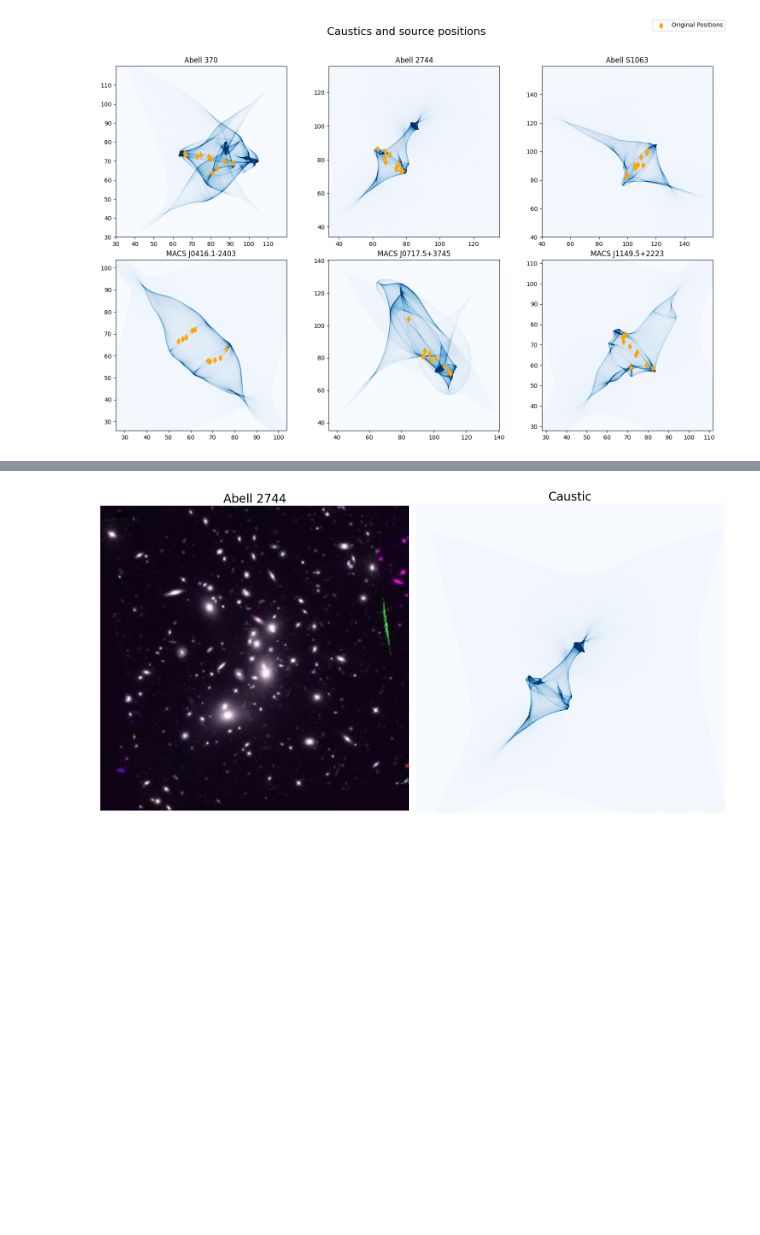
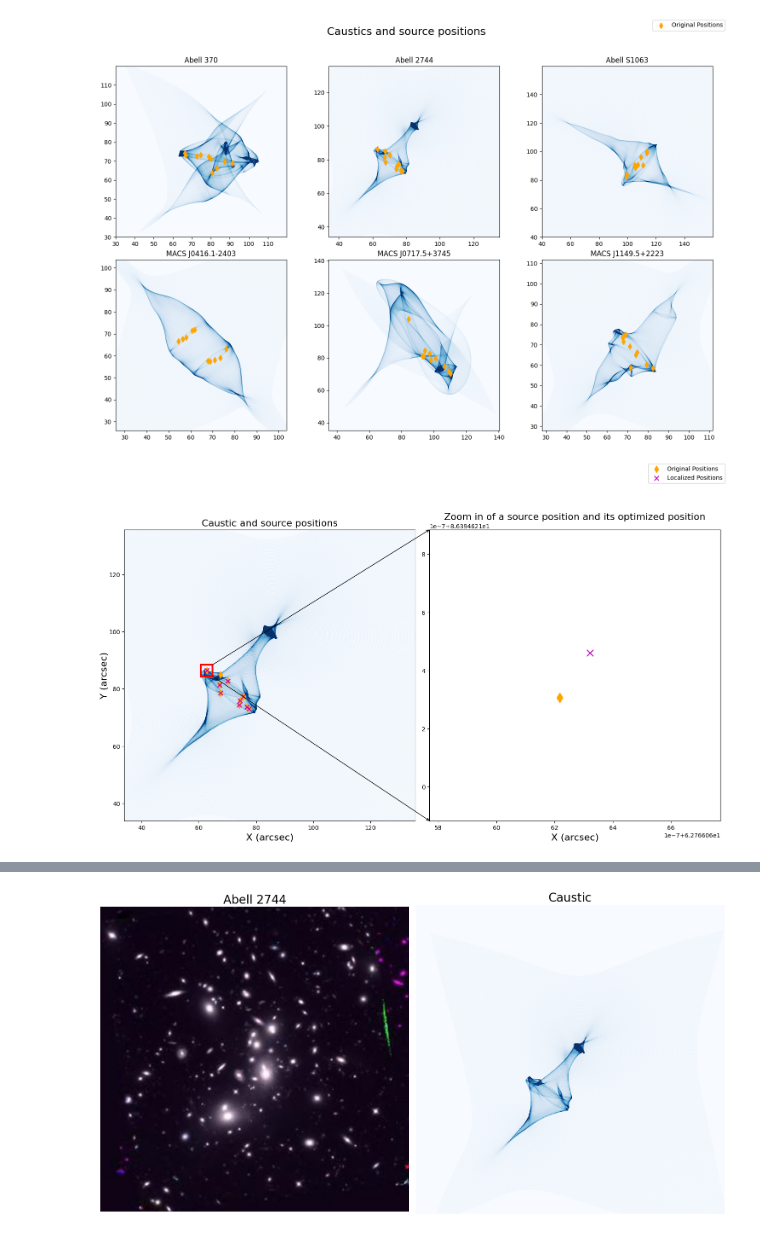
Before and after one commit to diceandcats/GWlensing_Brian, a Jupyter notebook: visualize cluster.ipynb, the cells around one changed output, grey strips where cells are left out. Cells and saved outputs as stored; diff of their text form; code cells hidden in the pictures; blank space fills up the shorter version.

```diff
--- a/visualize cluster.ipynb
+++ b/visualize cluster.ipynb
@@ -240,8 +245,8 @@ remove_index = np.where((localized_x == x_remove) & (localized_y == y_remove))[0
 localized_x = np.delete(localized_x, remove_index)
 localized_y = np.delete(localized_y, remove_index)
 # Plot the extracted positions on the current cluster's caustic plot
-axes[0].scatter(x, y, c='orange', marker='d', label='Original Positions', s=50)
-axes[0].scatter(localized_x, localized_y, c='m', marker='x', label='Localized Positions', s=40)
+axes[0].scatter(x, y, c='orange', marker='d', label='Original Positions', s=70)
+axes[0].scatter(localized_x, localized_y, c='m', marker='x', label='Localized Positions', s=60)
 
 size = 100
 zoom_box_size = 4
@@ -254,35 +259,37 @@ zoom_rect = patches.Rectangle((62.766066217725225-2,86.39462130682548-2),
 axes[0].add_patch(zoom_rect)
 
 # Add arrows connecting the zoom region to the right plot
 for i, pos in enumerate([(62.766066217725225 + zoom_box_size / 2, 86.39462130682548 - zoom_box_size / 2),
                          (62.766066217725225 + zoom_box_size / 2, 86.39462130682548 + zoom_box_size / 2)]):
     con = patches.ConnectionPatch(xyA=pos, xyB=(0, 0) if i == 0 else (0, 1),
                                   coordsA="data", coordsB="axes fraction",
                                   axesA=axes[0], axesB=axes[1],
                                   color="black", arrowstyle="->")
     fig.add_artist(con)
 
-axes[1].scatter(62.766066217725225,86.39462130682548, c='orange', marker='d', s=50)
-axes[1].scatter(62.76606632104643,86.39462146020765, c='m', marker='x',  s=40)
+axes[1].scatter(62.766066217725225,86.39462130682548, c='orange', marker='d', s=150)
+axes[1].scatter(62.76606632104643,86.39462146020765, c='m', marker='x',  s=120)
 x_cen = (62.766066217725225+62.76606632104643)/2
 y_cen = (86.39462130682548+86.39462146020765)/2
 axes[1].set_xlim(x_cen - 5e-7, x_cen + 5e-7)
 axes[1].set_ylim(y_cen - 5e-7, y_cen + 5e-7)
 axes[1].set_aspect('equal', adjustable='box')
 axes[1].set_title('Zoom in of a source position and its optimized position', fontsize=16)
 fig.legend()
 fig.axes[0].set_title('Caustic and source positions', fontsize=16)
 fig.supylabel('Y (arcsec)', fontsize=16)
 axes[0].set_xlabel('X (arcsec)', fontsize=16)
 axes[1].set_xlabel('X (arcsec)', fontsize=16)
 
 
 # Adjust spacing
 plt.tight_layout()
 plt.show()
 
 # save as pdf file
 fig.savefig('Report images/zoom in src and optimized.pdf')
+# %% [output]
+[figure, added]
 # %%
 # plot one source and its optimized source
 fig, axes = plt.subplots(1,2, figsize=(15, 10))
```
Also changed, not shown: parts of 3 cells of this notebook, 9 other files.
